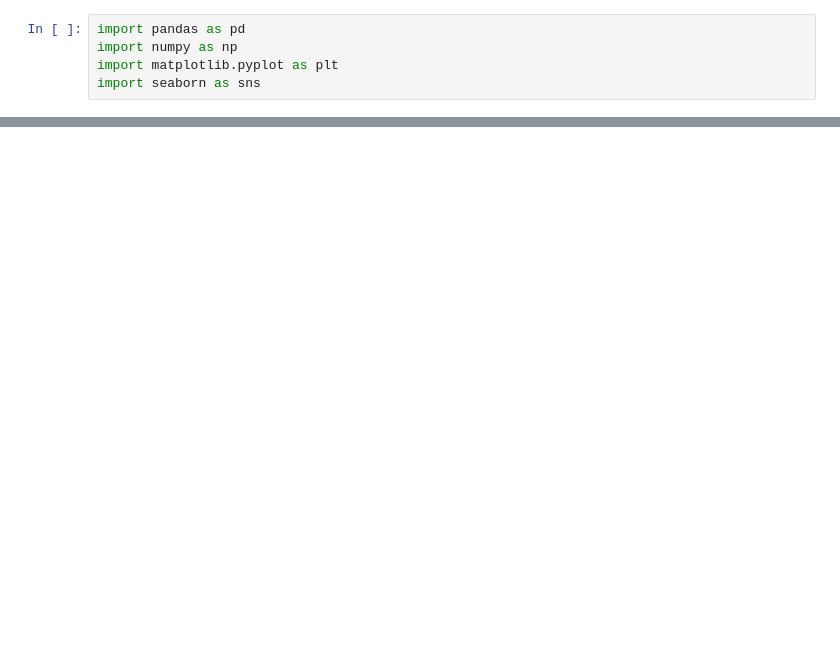
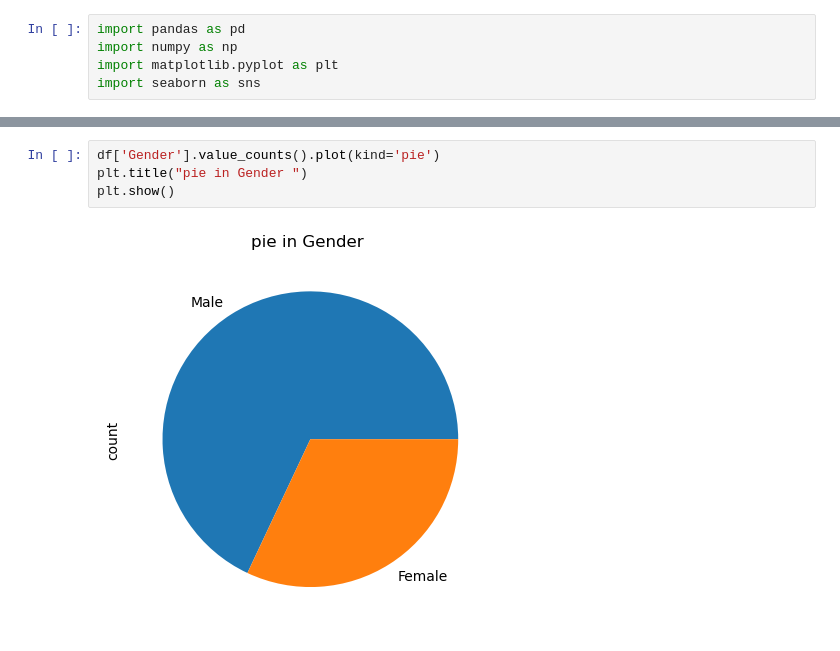
Before and after one commit to harhash891/mohamed-saed-mohamed-hasan-ahmed, a Jupyter notebook: n1.ipynb, the cells around one changed output, grey strips where cells are left out. Cells and saved outputs as stored; diff of their text form; blank space fills up the shorter version.

```diff
--- a/n1.ipynb
+++ b/n1.ipynb
@@ -90,3 +60,9 @@ for clo in numrcal_col:
+# %%
+df['Gender'].value_counts().plot(kind='pie')
+plt.title("pie in Gender ")
+plt.show()
+# %% [output]
+[figure, added]
 # %%
 df.columns
 # %% [output]
```
Also changed, not shown: parts of 49 cells of this notebook.
